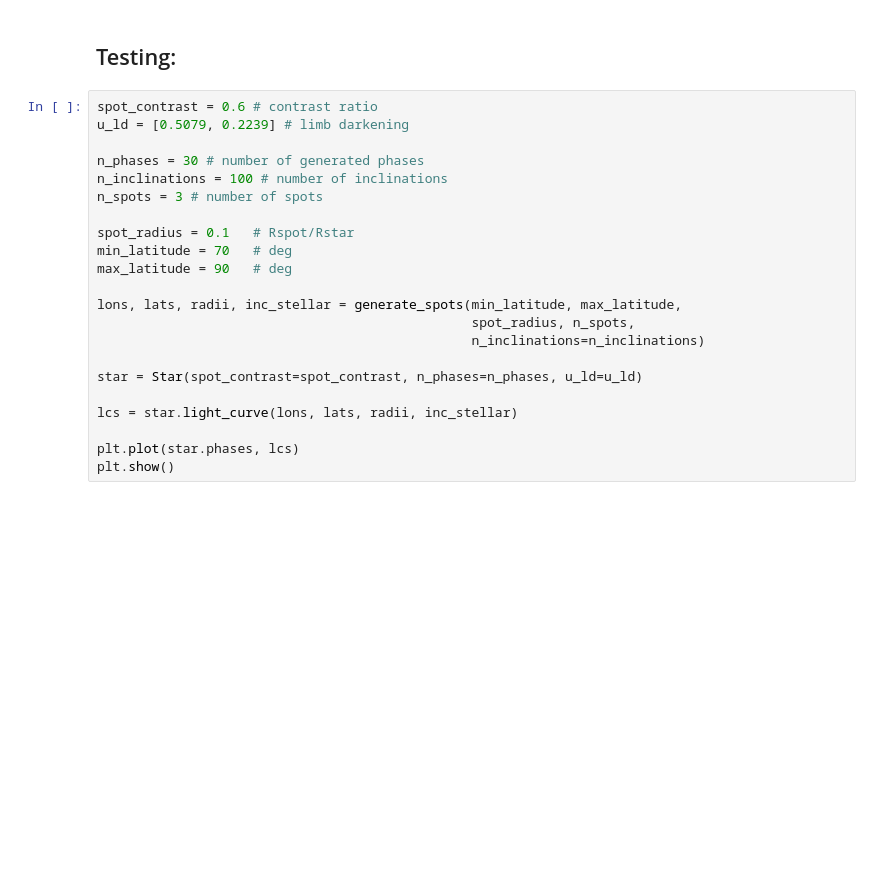
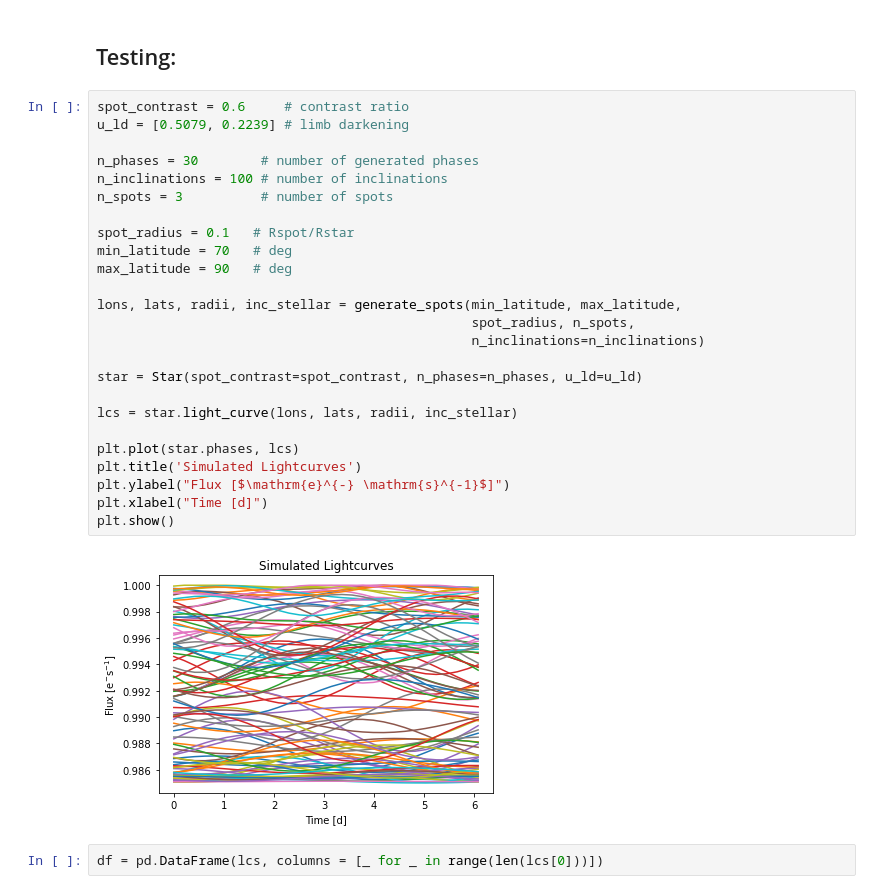
Before and after one commit to BrownDwarf/contracosta, a Jupyter notebook: notebooks/04_contrast_theory/04_05_Fleck_Cartoons.ipynb, the cells around one changed output. Saved outputs shown, nothing was run; the diff lists cells and outputs as text; blank space fills up the shorter version.

```diff
--- a/notebooks/04_contrast_theory/04_05_Fleck_Cartoons.ipynb
+++ b/notebooks/04_contrast_theory/04_05_Fleck_Cartoons.ipynb
@@ -39,24 +41,31 @@ plt.show()
 # %% [markdown]
 ## Testing:
 # %%
-spot_contrast = 0.6 # contrast ratio
+spot_contrast = 0.6     # contrast ratio
 u_ld = [0.5079, 0.2239] # limb darkening
 
-n_phases = 30 # number of generated phases
+n_phases = 30        # number of generated phases
 n_inclinations = 100 # number of inclinations
-n_spots = 3 # number of spots
+n_spots = 3          # number of spots
 
 spot_radius = 0.1   # Rspot/Rstar
 min_latitude = 70   # deg
 max_latitude = 90   # deg
 
 lons, lats, radii, inc_stellar = generate_spots(min_latitude, max_latitude,
                                                 spot_radius, n_spots,
                                                 n_inclinations=n_inclinations)
 
 star = Star(spot_contrast=spot_contrast, n_phases=n_phases, u_ld=u_ld)
 
 lcs = star.light_curve(lons, lats, radii, inc_stellar)
 
 plt.plot(star.phases, lcs)
+plt.title('Simulated Lightcurves')
+plt.ylabel("Flux [$\mathrm{e}^{-} \mathrm{s}^{-1}$]")
+plt.xlabel("Time [d]")
 plt.show()
+# %% [output]
+[figure, added]
+# %%
+df = pd.DataFrame(lcs, columns = [_ for _ in range(len(lcs[0]))])
```
Also changed, not shown: parts of 3 cells of this notebook, 2 other files.
